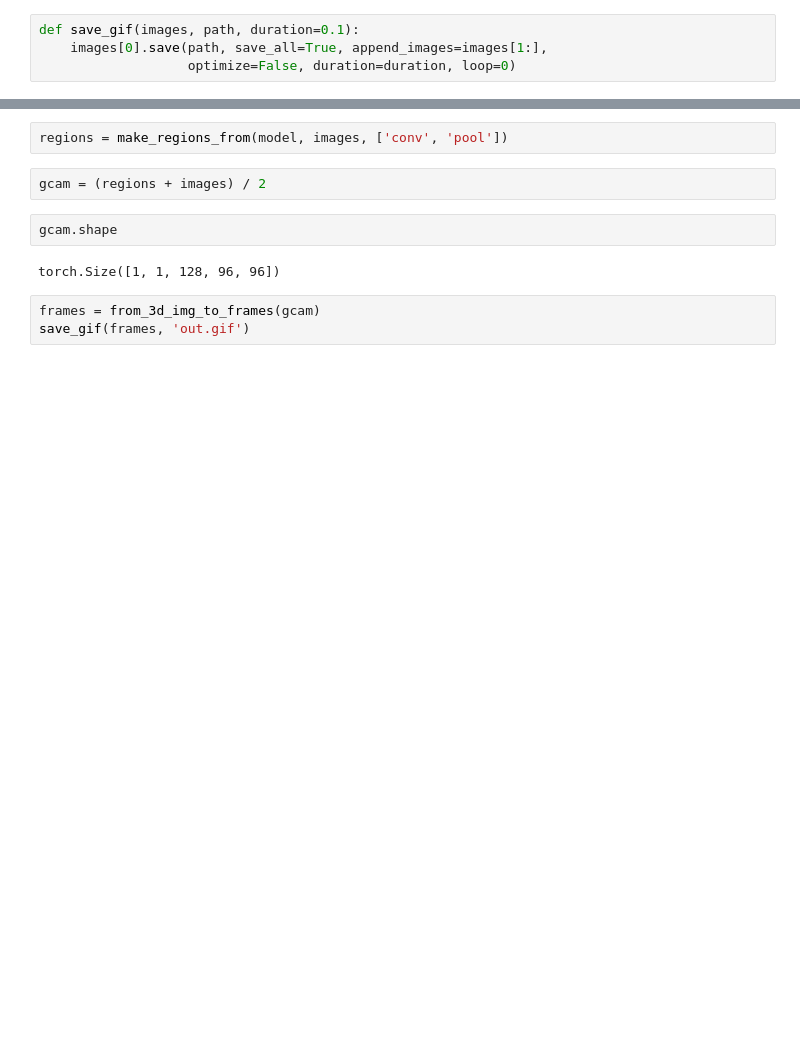
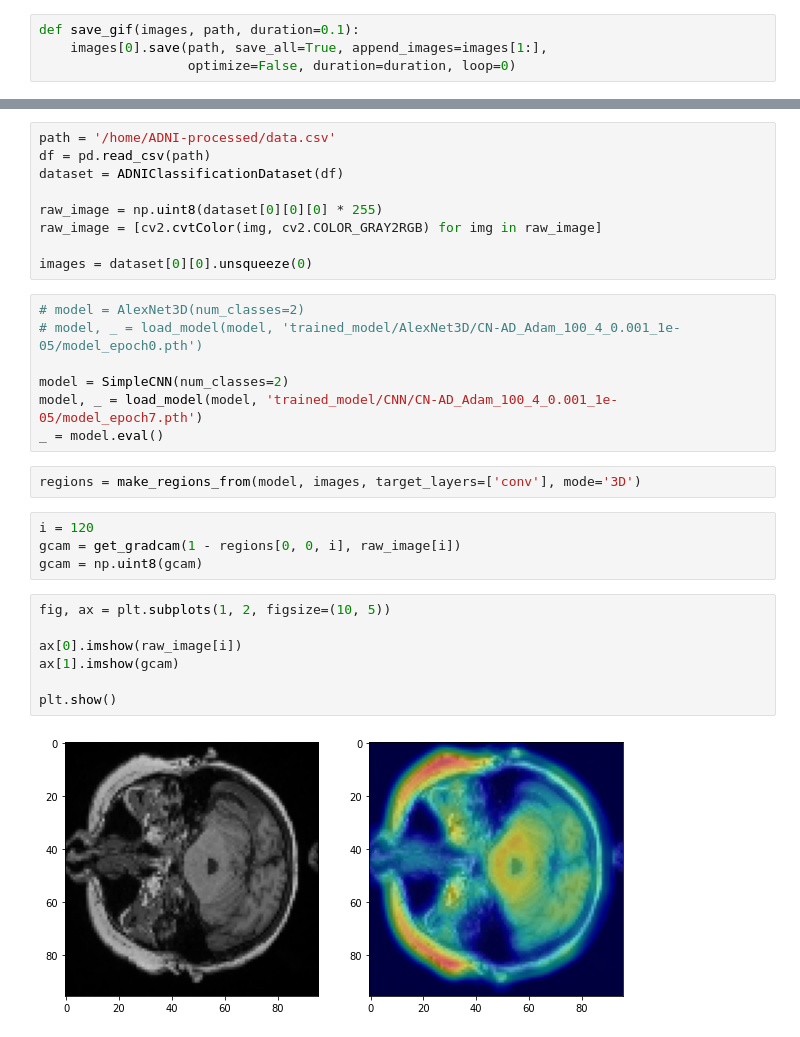
Before and after one commit to izakharkin/mri-alzheimer, a Jupyter notebook: Visualisation_GradCAM.ipynb, the cells around one changed output, grey strips where cells are left out. Cells and saved outputs as stored; diff of their text form; blank space fills up the shorter version.

```diff
--- a/Visualisation_GradCAM.ipynb
+++ b/Visualisation_GradCAM.ipynb
@@ -52,11 +99,31 @@ def make_regions_from(model, images, target_layers):
+# %%
+path = '/home/ADNI-processed/data.csv'
+df = pd.read_csv(path)
+dataset = ADNIClassificationDataset(df)
+
+raw_image = np.uint8(dataset[0][0][0] * 255)
+raw_image = [cv2.cvtColor(img, cv2.COLOR_GRAY2RGB) for img in raw_image]
+
+images = dataset[0][0].unsqueeze(0)
+# %%
+# model = AlexNet3D(num_classes=2)
+# model, _ = load_model(model, 'trained_model/AlexNet3D/CN-AD_Adam_100_4_0.001_1e-05/model_epoch0.pth')
+
+model = SimpleCNN(num_classes=2)
+model, _ = load_model(model, 'trained_model/CNN/CN-AD_Adam_100_4_0.001_1e-05/model_epoch7.pth')
+_ = model.eval()
 # %%
-regions = make_regions_from(model, images, ['conv', 'pool'])
+regions = make_regions_from(model, images, target_layers=['conv'], mode='3D')
-# %%
-gcam = (regions + images) / 2
-# %%
-gcam.shape
-# %% [output]
-torch.Size([1, 1, 128, 96, 96])
-# %%
-frames = from_3d_img_to_frames(gcam)
-save_gif(frames, 'out.gif')
+# %%
+i = 120
+gcam = get_gradcam(1 - regions[0, 0, i], raw_image[i])
+gcam = np.uint8(gcam)
+# %%
+fig, ax = plt.subplots(1, 2, figsize=(10, 5))
+
+ax[0].imshow(raw_image[i])
+ax[1].imshow(gcam)
+
+plt.show()
+# %% [output]
+[figure, added]
```
Also changed, not shown: parts of 15 cells of this notebook.
